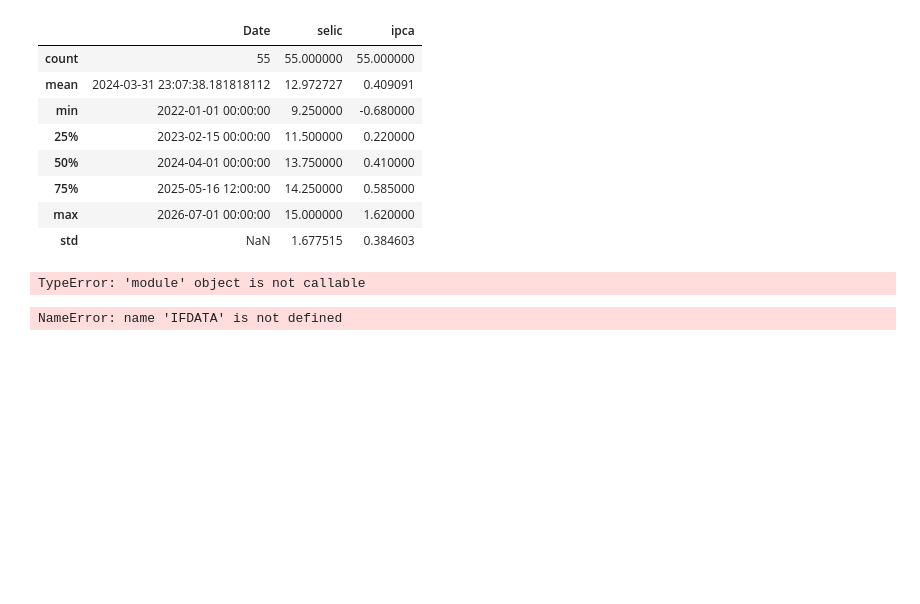
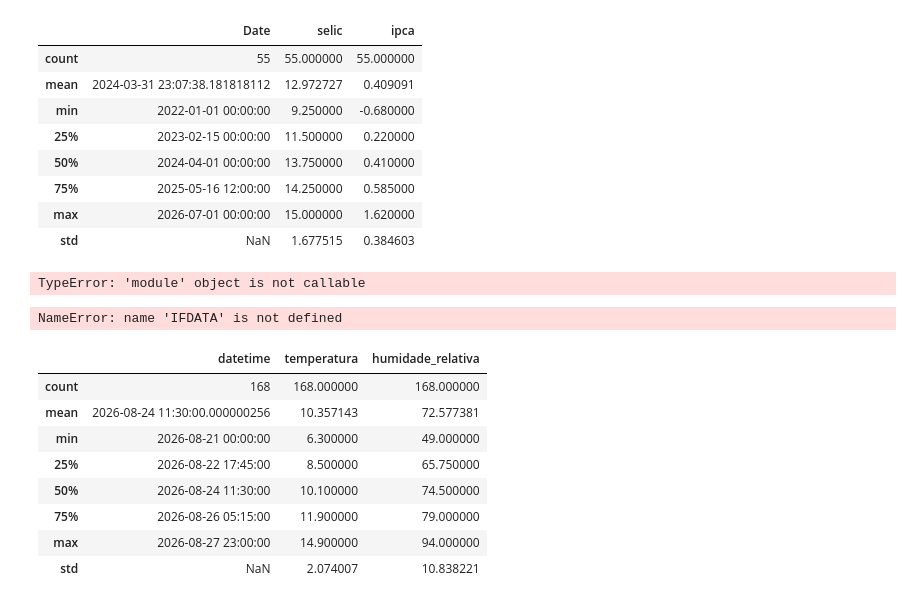
Before and after one commit to lucassilva-aiengineer/Pratica-Data-Sciense, a Jupyter notebook: pratica_1/pratica_data_sciense_1.ipynb, the cells around one changed output. Cells and saved outputs as stored; diff of their text form; code cells hidden in the pictures; blank space fills up the shorter version.

```diff
--- a/pratica_1/pratica_data_sciense_1.ipynb
+++ b/pratica_1/pratica_data_sciense_1.ipynb
@@ -245,0 +297,14 @@ NameError: name 'IFDATA' is not defined
+# %%
+df_buenos_aires = obter_temperatura_humidade_a(latitude= -34.36, longitude= -58.22)
+# %%
+df_buenos_aires.describe()
+# %% [output]
+|  | datetime | temperatura | humidade_relativa |
+| count | 168 | 168.000000 | 168.000000 |
+| mean | 2026-08-24 11:30:00.000000256 | 10.357143 | 72.577381 |
+| min | 2026-08-21 00:00:00 | 6.300000 | 49.000000 |
+| 25% | 2026-08-22 17:45:00 | 8.500000 | 65.750000 |
+| 50% | 2026-08-24 11:30:00 | 10.100000 | 74.500000 |
+| 75% | 2026-08-26 05:15:00 | 11.900000 | 79.000000 |
+| max | 2026-08-27 23:00:00 | 14.900000 | 94.000000 |
+| std | NaN | 2.074007 | 10.838221 |
```
Also changed, not shown: parts of 5 cells of this notebook.
